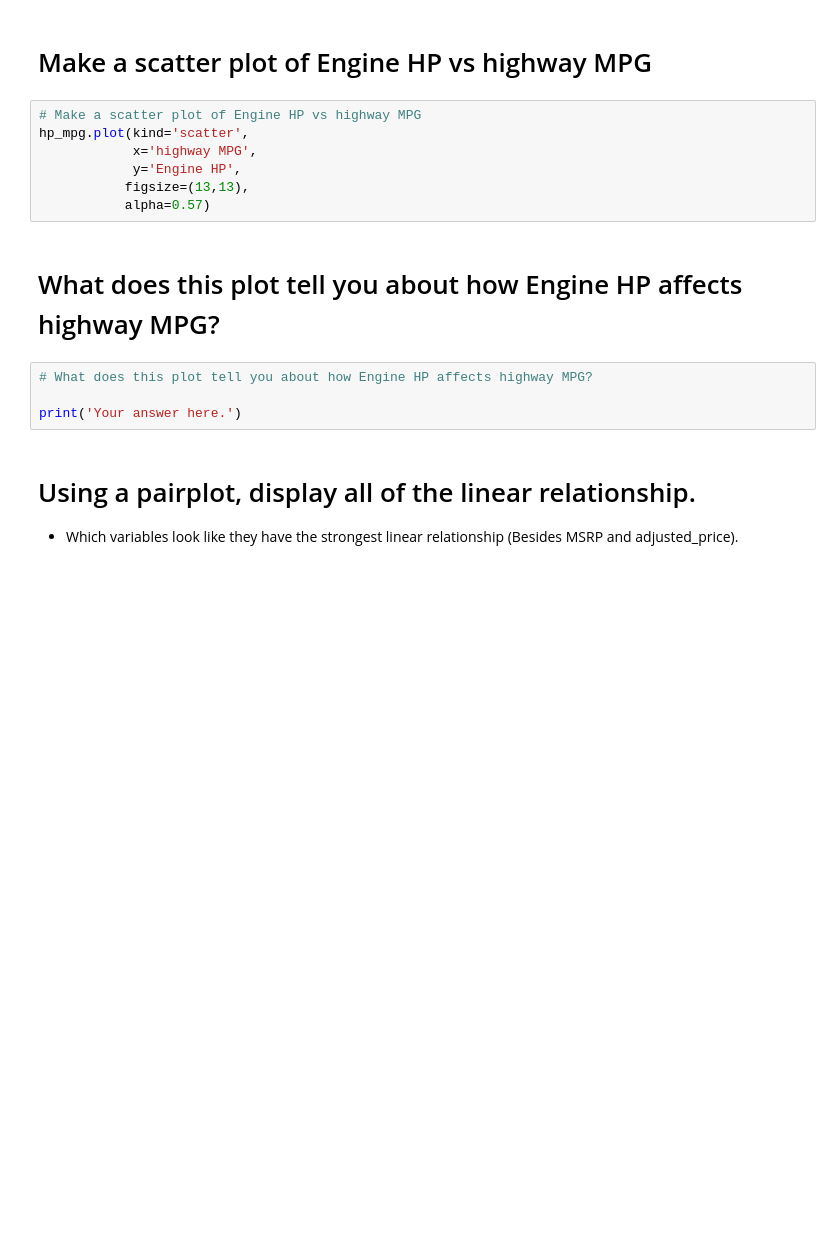
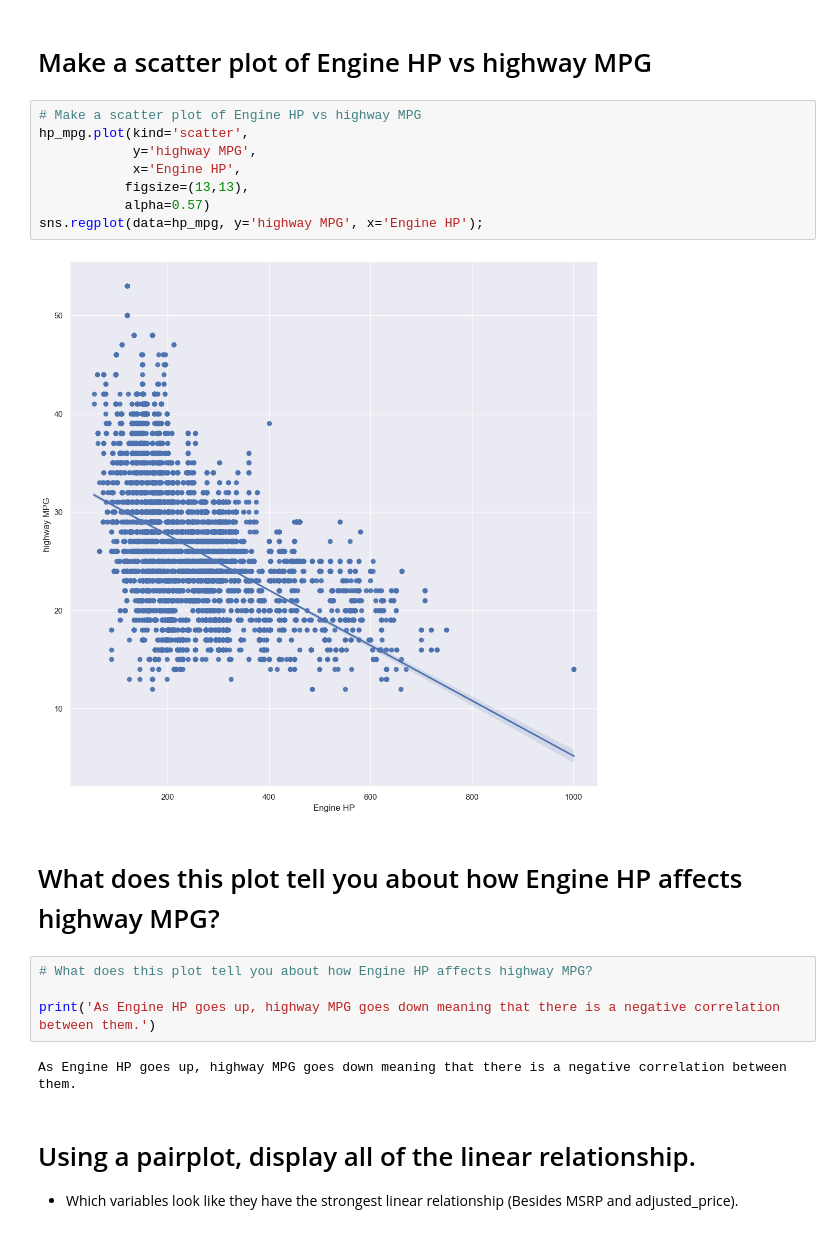
Before and after one commit to syi7190/my-fork-2023-fall-data-science-fridays, a Jupyter notebook: Week-02-Data-Viz-EDA/Exercise-SHY.ipynb, the cells around one changed output. Saved outputs shown, nothing was run; the diff lists cells and outputs as text; blank space fills up the shorter version.

```diff
--- a/Week-02-Data-Viz-EDA/Exercise-SHY.ipynb
+++ b/Week-02-Data-Viz-EDA/Exercise-SHY.ipynb
@@ -197,16 +197,21 @@ hp_mpg.plot(kind='scatter',
 # %%
 # Make a scatter plot of Engine HP vs highway MPG
 hp_mpg.plot(kind='scatter',
-            x='highway MPG',
-            y='Engine HP',
+            y='highway MPG',
+            x='Engine HP',
            figsize=(13,13),
            alpha=0.57)
+sns.regplot(data=hp_mpg, y='highway MPG', x='Engine HP');
+# %% [output]
+[figure, added]
 # %% [markdown]
 # What does this plot tell you about how Engine HP affects highway MPG?
 # %%
 # What does this plot tell you about how Engine HP affects highway MPG?
 
-print('Your answer here.')
+print('As Engine HP goes up, highway MPG goes down meaning that there is a negative correlation between them.')
+# %% [output]
+As Engine HP goes up, highway MPG goes down meaning that there is a negative correlation between them.
 # %% [markdown]
 # Using a pairplot, display all of the linear relationship.
 * Which variables look like they have the strongest linear relationship (Besides MSRP and adjusted_price).
```
Also changed, not shown: parts of 5 cells of this notebook.
